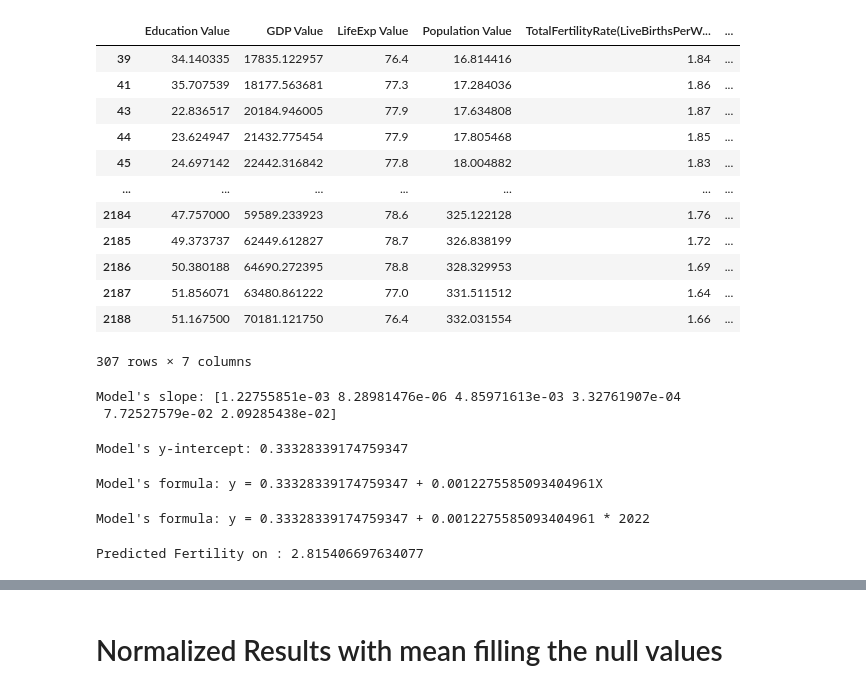
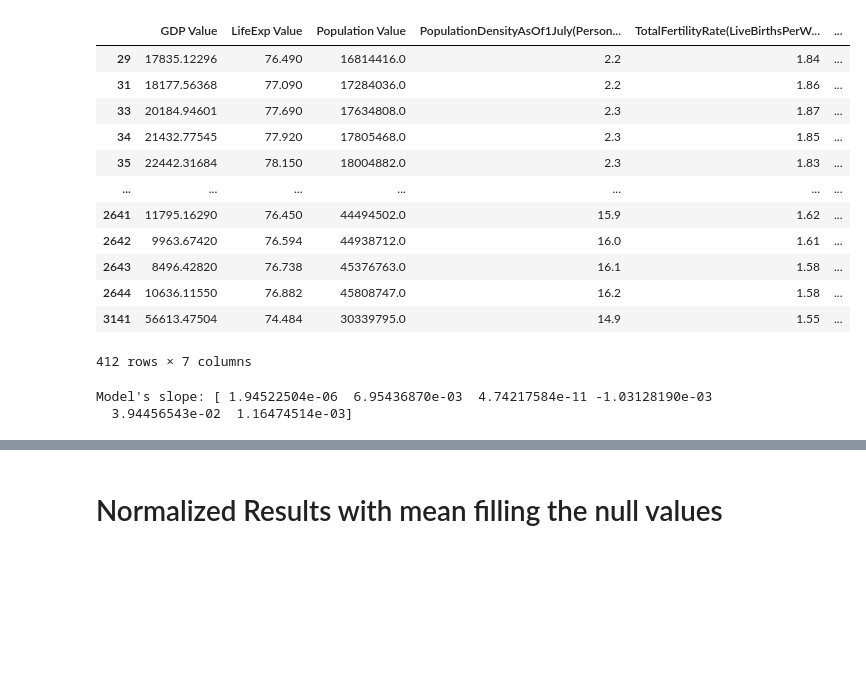
Before and after one commit to ElvisTheCoder/Project4, a Jupyter notebook: Regresssion_Modeling.ipynb, the cells around one changed output, grey strips where cells are left out. Saved outputs shown, nothing was run; the diff lists cells and outputs as text; code cells hidden in the pictures; blank space fills up the shorter version.

```diff
--- a/Regresssion_Modeling.ipynb
+++ b/Regresssion_Modeling.ipynb
@@ -77,4 +11,5 @@ table_df
 # %%
-All_data_df = pd.read_csv("./Clean_datasets/mergefinal.csv")
+#Importing the data tabl;e
+All_data_df = pd.read_csv("./Clean_datasets/mergeFinalFilledwithedu.csv")
 All_data_df.head()
 # %% [output]
@@ -125,21 +45,22 @@ data_nonulls_df
 # %%
-#cleaning data by removing all
-data_training=data_nonulls_df.drop(columns=["LOCATION","Year","G20 Value"])
+#cleaning data by removing all columns that are considered not needed
+#,"G20 Value"
+data_training=data_nonulls_df.drop(columns=["LOCATION","Year"])
 data_training
 # %% [output]
-|  | Education Value | GDP Value | LifeExp Value | Population Value | TotalFertilityRate(LiveBirthsPerW... | ... |
-| 39 | 34.140335 | 17835.122957 | 76.4 | 16.814416 | 1.84 | ... |
-| 41 | 35.707539 | 18177.563681 | 77.3 | 17.284036 | 1.86 | ... |
-| 43 | 22.836517 | 20184.946005 | 77.9 | 17.634808 | 1.87 | ... |
-| 44 | 23.624947 | 21432.775454 | 77.9 | 17.805468 | 1.85 | ... |
-| 45 | 24.697142 | 22442.316842 | 77.8 | 18.004882 | 1.83 | ... |
+|  | GDP Value | LifeExp Value | Population Value | PopulationDensityAsOf1July(Person... | TotalFertilityRate(LiveBirthsPerW... | ... |
+| 29 | 17835.12296 | 76.490 | 16814416.0 | 2.2 | 1.84 | ... |
+| 31 | 18177.56368 | 77.090 | 17284036.0 | 2.2 | 1.86 | ... |
+| 33 | 20184.94601 | 77.690 | 17634808.0 | 2.3 | 1.87 | ... |
+| 34 | 21432.77545 | 77.920 | 17805468.0 | 2.3 | 1.85 | ... |
+| 35 | 22442.31684 | 78.150 | 18004882.0 | 2.3 | 1.83 | ... |
 | ... | ... | ... | ... | ... | ... | ... |
-| 2184 | 47.757000 | 59589.233923 | 78.6 | 325.122128 | 1.76 | ... |
-| 2185 | 49.373737 | 62449.612827 | 78.7 | 326.838199 | 1.72 | ... |
-| 2186 | 50.380188 | 64690.272395 | 78.8 | 328.329953 | 1.69 | ... |
-| 2187 | 51.856071 | 63480.861222 | 77.0 | 331.511512 | 1.64 | ... |
-| 2188 | 51.167500 | 70181.121750 | 76.4 | 332.031554 | 1.66 | ... |
+| 2641 | 11795.16290 | 76.450 | 44494502.0 | 15.9 | 1.62 | ... |
+| 2642 | 9963.67420 | 76.594 | 44938712.0 | 16.0 | 1.61 | ... |
+| 2643 | 8496.42820 | 76.738 | 45376763.0 | 16.1 | 1.58 | ... |
+| 2644 | 10636.11550 | 76.882 | 45808747.0 | 16.2 | 1.58 | ... |
+| 3141 | 56613.47504 | 74.484 | 30339795.0 | 14.9 | 1.55 | ... |
-307 rows × 7 columns
+412 rows × 7 columns
 # %%
 
 fertility_y = data_training['TotalFertilityRate(LiveBirthsPerWoman)']
@@ -153,17 +74,5 @@ coef=model.coef_
 intercept=model.intercept_
 print(f"Model's slope: {model.coef_}")
 # %% [output]
-Model's slope: [1.22755851e-03 8.28981476e-06 4.85971613e-03 3.32761907e-04
- 7.72527579e-02 2.09285438e-02]
+Model's slope: [ 1.94522504e-06  6.95436870e-03  4.74217584e-11 -1.03128190e-03
+  3.94456543e-02  1.16474514e-03]
-# %%
-print(f"Model's y-intercept: {model.intercept_}")
-# %% [output]
-Model's y-intercept: 0.33328339174759347
-# %%
-print(f"Model's formula: y = {model.intercept_} + {model.coef_[0]}X")
-# %% [output]
-Model's formula: y = 0.33328339174759347 + 0.0012275585093404961X
-# %%
-print(f"Model's formula: y = {model.intercept_} + {model.coef_[0]} * 2022")
-# %% [output]
-Model's formula: y = 0.33328339174759347 + 0.0012275585093404961 * 2022
@@ -172,7 +79,3 @@ y_7 = model.intercept_ + model.coef_[0] * 2022
-# %%
-print(f"Predicted Fertility on : {y_7}")
-# %% [output]
-Predicted Fertility on : 2.815406697634077
 # %%
 predicted_y_values = model.predict(X)
 predicted_y_values
```
Also changed, not shown: parts of 23 cells of this notebook.
